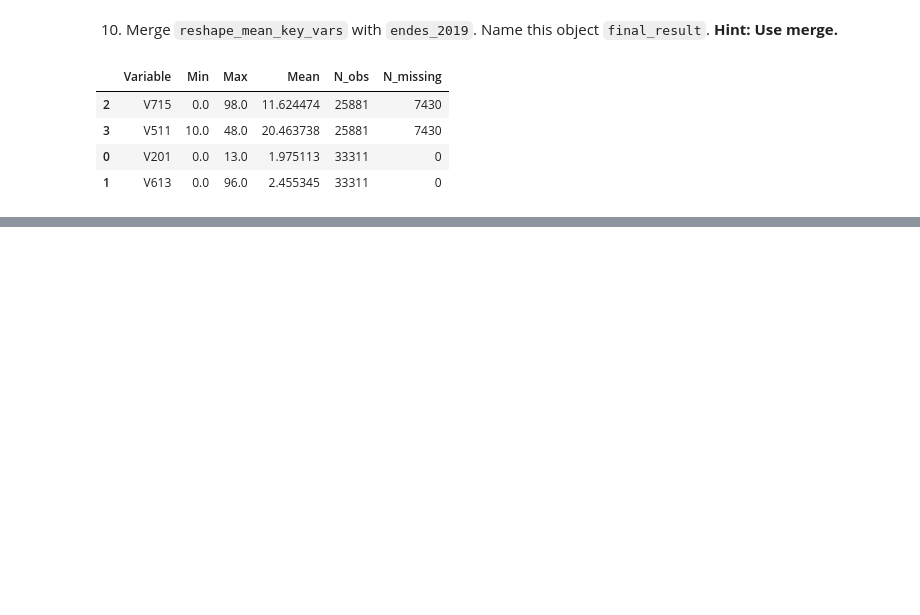
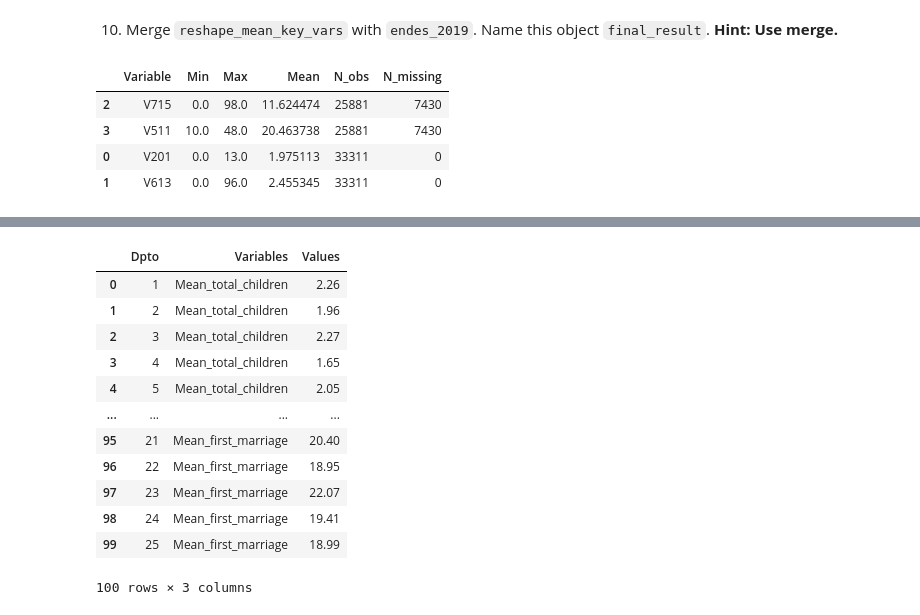
Before and after one commit to alexanderquispe/BiLab_Summer_Python, a Jupyter notebook: assignments/Assignment_3/Group_8_ass_3_2024.ipynb, the cells around one changed output, grey strips where cells are left out. Drawn from its saved outputs; the diff is of its cells as text; code cells hidden in the pictures; blank space fills up the shorter version.

```diff
--- a/assignments/Assignment_3/Group_8_ass_3_2024.ipynb
+++ b/assignments/Assignment_3/Group_8_ass_3_2024.ipynb
@@ -144,0 +203,23 @@ summary_df
+# %%
+# To reshape a DataFrame from wide to long using the melt method, we drop the 'year' variable and use the 'pd.melt' function.
+# The new variable 'Variables' will contain the columns from 'mean_key_vars', and it will create a column called 'value'.
+
+reshape_mean_key_vars = (
+    pd.melt(mean_key_vars.drop('Year', axis=1), id_vars=['Dpto'], var_name=['Variables'])
+    .rename(columns = {'value':'Values'})
+)
+reshape_mean_key_vars
+# %% [output]
+|  | Dpto | Variables | Values |
+| 0 | 1 | Mean_total_children | 2.26 |
+| 1 | 2 | Mean_total_children | 1.96 |
+| 2 | 3 | Mean_total_children | 2.27 |
+| 3 | 4 | Mean_total_children | 1.65 |
+| 4 | 5 | Mean_total_children | 2.05 |
+| ... | ... | ... | ... |
+| 95 | 21 | Mean_first_marriage | 20.40 |
+| 96 | 22 | Mean_first_marriage | 18.95 |
+| 97 | 23 | Mean_first_marriage | 22.07 |
+| 98 | 24 | Mean_first_marriage | 19.41 |
+| 99 | 25 | Mean_first_marriage | 18.99 |
+100 rows × 3 columns
```
Also changed, not shown: parts of 7 cells of this notebook.
